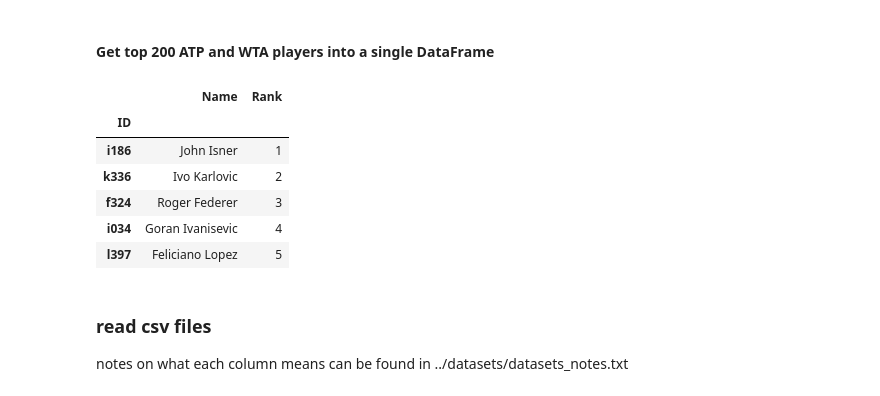
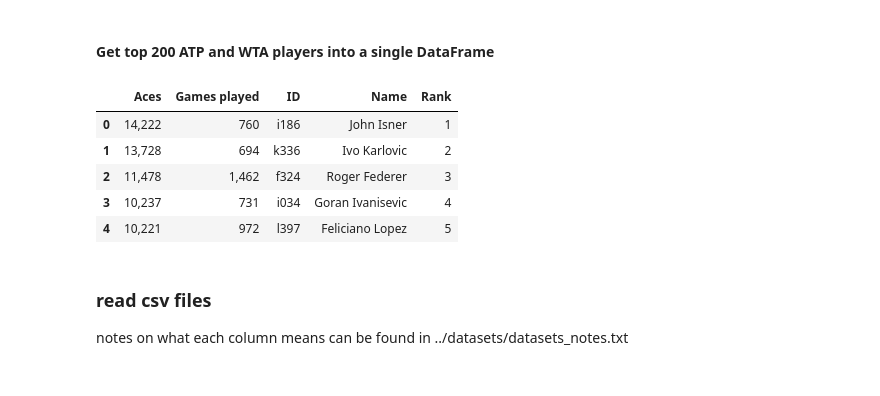
Before and after one commit to mmmcustard/analytics158739, a Jupyter notebook: 158739Assignment4.ipynb, the cells around one changed output. Drawn from its saved outputs; the diff is of its cells as text; code cells hidden in the pictures.

```diff
--- a/158739Assignment4.ipynb
+++ b/158739Assignment4.ipynb
@@ -284,15 +286,14 @@ wta_player_stats.rename(columns={'name': 'Name'}, inplace=True)
 # %%
 top_players = pd.concat([ATP_player_stats, wta_player_stats])
 # %%
-top_players.head()
+pd.DataFrame(ATP_player_stats_response.json()['data']).head()
 # %% [output]
-|  | Name | Rank |
-| ID |  |  |
-| i186 | John Isner | 1 |
-| k336 | Ivo Karlovic | 2 |
-| f324 | Roger Federer | 3 |
-| i034 | Goran Ivanisevic | 4 |
-| l397 | Feliciano Lopez | 5 |
+|  | Aces | Games played | ID | Name | Rank |
+| 0 | 14,222 | 760 | i186 | John Isner | 1 |
+| 1 | 13,728 | 694 | k336 | Ivo Karlovic | 2 |
+| 2 | 11,478 | 1,462 | f324 | Roger Federer | 3 |
+| 3 | 10,237 | 731 | i034 | Goran Ivanisevic | 4 |
+| 4 | 10,221 | 972 | l397 | Feliciano Lopez | 5 |
 # %% [markdown]
 ### read csv files
 notes on what each column means can be found in ../datasets/datasets_notes.txt
```
Also changed, not shown: parts of 7 cells of this notebook.
